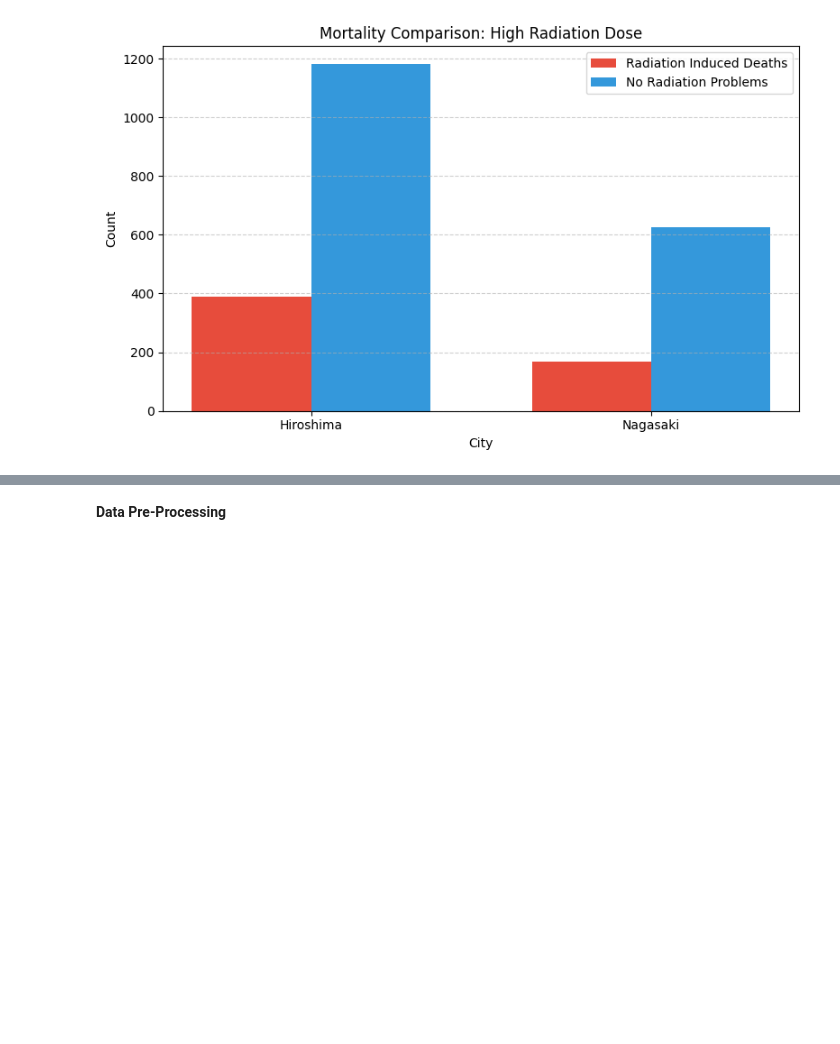
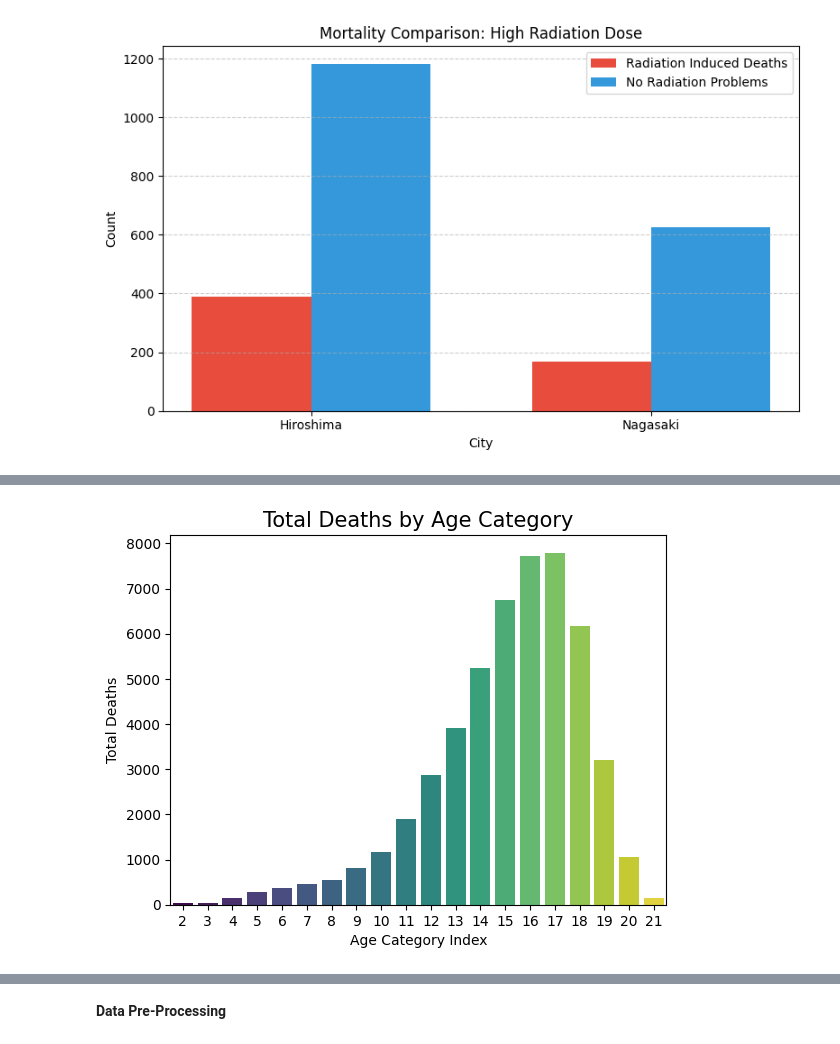
Before and after one commit to itsMe-Wario/Radiation-Research, a Jupyter notebook: main.ipynb, the cells around one changed output, grey strips where cells are left out. Cells and saved outputs as stored; diff of their text form; code cells hidden in the pictures; blank space fills up the shorter version.

```diff
--- a/main.ipynb
+++ b/main.ipynb
@@ -99,0 +244,20 @@ for level in dose_levels:
+# %%
+plt.figure()
+age_death = df.groupby('agecat')['death'].sum().reset_index()
+
+# Fix: Assign 'agecat' to hue and set legend=False
+sns.barplot(
+    data=age_death,
+    x='agecat',
+    y='death',
+    hue='agecat',
+    palette='viridis',
+    legend=False
+)
+
+plt.title('Total Deaths by Age Category', fontsize=15)
+plt.xlabel('Age Category Index')
+plt.ylabel('Total Deaths')
+plt.show()
+# %% [output]
+[figure, added]
```
Also changed, not shown: parts of 24 cells of this notebook, 18 other files.
